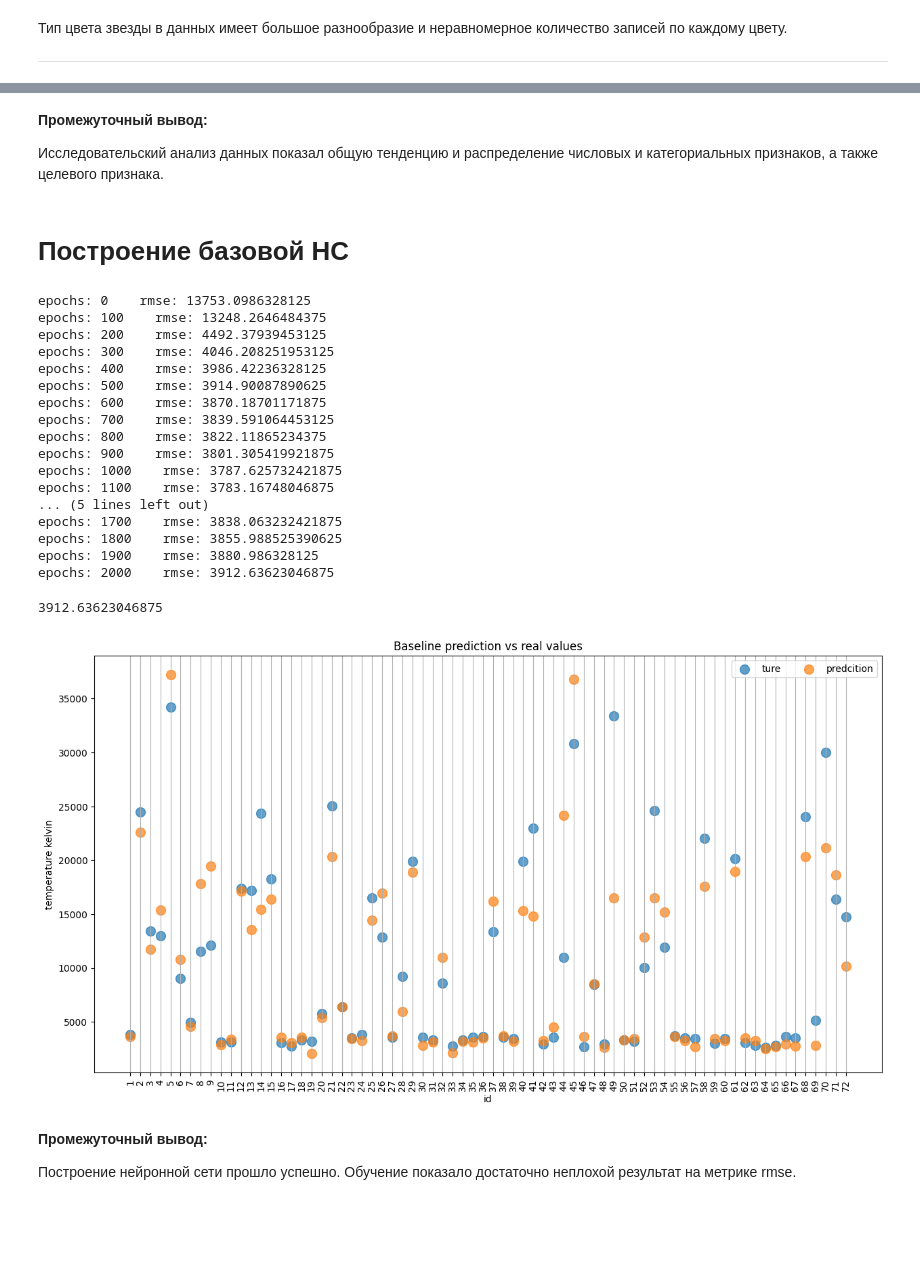
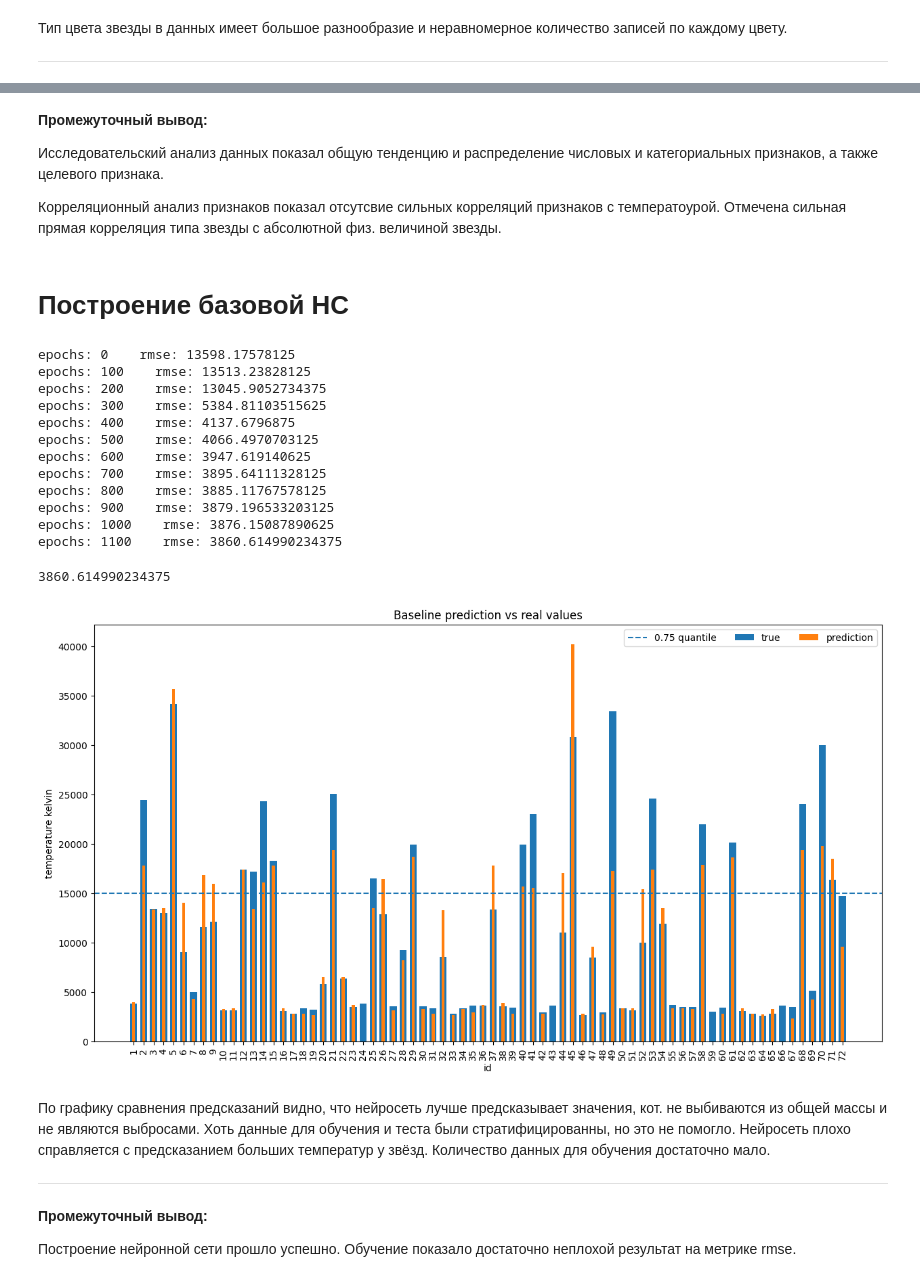
Before and after one commit to Yar-13/Predicting-the-temperature-of-a-star, a Jupyter notebook: Project_15_v1.0.ipynb, the cells around one changed output, grey strips where cells are left out. Cells and saved outputs as stored; diff of their text form; code cells hidden in the pictures; blank space fills up the shorter version.

```diff
--- a/Project_15_v1.0.ipynb
+++ b/Project_15_v1.0.ipynb
@@ -329,6 +348,8 @@ plt.show()
 **Промежуточный вывод:**
 
 Исследовательский анализ данных показал общую тенденцию и распределение числовых и категориальных признаков, а также целевого признака.
+
+Корреляционный анализ признаков показал отсутсвие сильных корреляций признаков с температоурой. Отмечена сильная прямая корреляция типа звезды с абсолютной физ. величиной звезды.
 # %% [markdown]
 # Построение базовой НС
 # %%
@@ -345,7 +366,7 @@ num_cols = ['lumin', 'radius', 'abs_magn']
 
 data_preprocessor = ColumnTransformer(
     [
-        ('cat', OneHotEncoder(categories=[x[cat_cols[0]].unique().tolist(), x[cat_cols[1]].unique().tolist()], sparse_output=False), cat_cols),
+        ('cat', OneHotEncoder(categories=[x[cat_cols[0]].unique().tolist(), x[cat_cols[1]].unique().tolist()], sparse_output=False, drop='first'), cat_cols),
         ('num', StandardScaler(), num_cols)
     ],
     remainder='passthrough'
@@ -389,7 +410,7 @@ class Net(nn.Module):
             nn.init.normal_(layer.bias, mean=0.0, std=2.5)
 # %%
 arch_net = [
-    (16, nn.ReLU()),
+    (14, nn.ReLU()),
     (10, nn.ReLU()),
     (5, None),
     (1, None)
@@ -400,57 +421,60 @@ reg_net = Net(arch_net)
 optimizer = torch.optim.SGD(reg_net.parameters(), lr=2.0e-3)
 # optimizer = torch.optim.RMSprop(reg_net.parameters(), lr=5.0e-3)
 # %%
-num_epochs = 2001
+num_epochs = 1101
 
 rmse_values = net_improver(num_epochs)
 # %% [output]
-epochs: 0    rmse: 13753.0986328125
-epochs: 100    rmse: 13248.2646484375
-epochs: 200    rmse: 4492.37939453125
-epochs: 300    rmse: 4046.208251953125
-epochs: 400    rmse: 3986.42236328125
-epochs: 500    rmse: 3914.90087890625
-epochs: 600    rmse: 3870.18701171875
-epochs: 700    rmse: 3839.591064453125
-epochs: 800    rmse: 3822.11865234375
-epochs: 900    rmse: 3801.305419921875
-epochs: 1000    rmse: 3787.625732421875
-epochs: 1100    rmse: 3783.16748046875
-... (5 lines left out)
-epochs: 1700    rmse: 3838.063232421875
-epochs: 1800    rmse: 3855.988525390625
-epochs: 1900    rmse: 3880.986328125
-epochs: 2000    rmse: 3912.63623046875
+epochs: 0    rmse: 13598.17578125
+epochs: 100    rmse: 13513.23828125
+epochs: 200    rmse: 13045.9052734375
+epochs: 300    rmse: 5384.81103515625
+epochs: 400    rmse: 4137.6796875
+epochs: 500    rmse: 4066.4970703125
+epochs: 600    rmse: 3947.619140625
+epochs: 700    rmse: 3895.64111328125
+epochs: 800    rmse: 3885.11767578125
+epochs: 900    rmse: 3879.196533203125
+epochs: 1000    rmse: 3876.15087890625
+epochs: 1100    rmse: 3860.614990234375
 # %%
 preds = reg_net.forward(x_test_tensor).flatten().detach().numpy()
 rmse_baseline = root_mean_squared_error(y_test, preds)
 # %%
 rmse_baseline
 # %% [output]
-3912.63623046875
+3860.614990234375
 # %%
 _ = pd.DataFrame(
             {
                 'id': range(1, 73),
                 'y_true': y_test,
                 'y_pred': preds,
             }
             )
 
 fig, ax = plt.subplots(figsize=(15, 8))
 
-# pl = ax.bar(_['id'], _['y_true'], width=0.7, label='true')
-# pl = ax.bar(_['id'], _['y_pred'], width=0.3, label='prediction')
-pl = ax.scatter(_['id'], _['y_true'], label='ture', s=100, alpha=0.7)
-pl = ax.scatter(_['id'], _['y_pred'], label='predcition', s=100, alpha=0.7)
+pl = ax.bar(_['id'], _['y_true'], width=0.7, label='true')
+pl = ax.bar(_['id'], _['y_pred'], width=0.3, label='prediction')
+# pl = ax.scatter(_['id'], _['y_true'], label='ture', s=100, alpha=0.7)
+# pl = ax.scatter(_['id'], _['y_pred'], label='predcition', s=100, alpha=0.7)
 pl = ax.set(xlabel='id', ylabel='temperature kelvin', title='Baseline prediction vs real values')
 pl = ax.set_xticks(_['id'], _['id'], rotation='vertical')
-pl = ax.legend(ncols=2)
-pl = ax.grid(axis='x')
+# pl = ax.legend(ncols=2)
+# pl = ax.grid(axis='x')
+plt.axhline(15000, linestyle='--', label='0.75 quantile')
+plt.legend(ncols=3)
 
+
+clear_output()
 plt.show()
 # %% [output]
-[figure, old version]
+[figure, new version]
+# %% [markdown]
+По графику сравнения предсказаний видно, что нейросеть лучше предсказывает значения, кот. не выбиваются из общей массы и не являются выбросами. Хоть данные для обучения и теста были стратифицированны, но это не помогло. Нейросеть плохо справляется с предсказанием больших температур у звёзд. Количество данных для обучения достаточно мало.
+
+---
 # %% [markdown]
 **Промежуточный вывод:**
 
```
Also changed, not shown: parts of 12 cells of this notebook.
